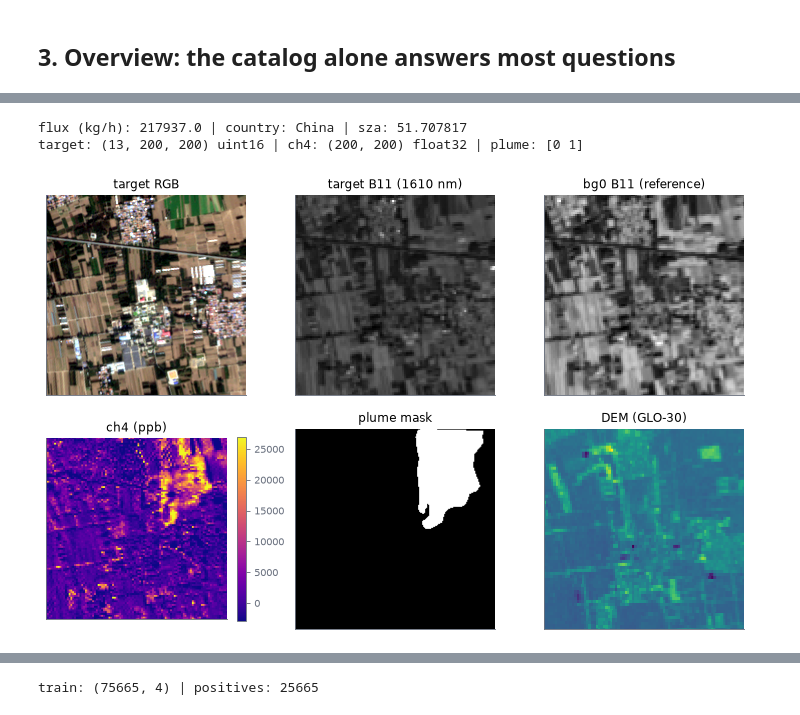
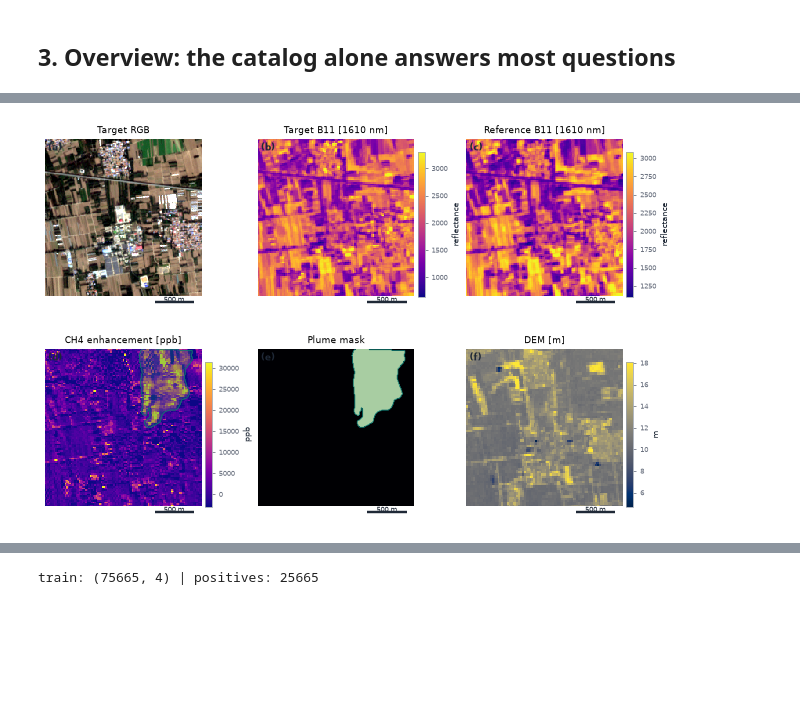
Before and after one commit to IPL-UV/taco-methaneset, a Jupyter notebook: methaneset-codes/notebooks/01_s2.ipynb, the cells around one changed output, grey strips where cells are left out. Saved outputs shown, nothing was run; the diff lists cells and outputs as text; code cells hidden in the pictures; blank space fills up the shorter version.

```diff
--- a/methaneset-codes/notebooks/01_s2.ipynb
+++ b/methaneset-codes/notebooks/01_s2.ipynb
@@ -107,24 +267,39 @@ the plume mask as an input, so treat it as a reference product, not an independe
 # %%
-f = ft_df
-idx = f.sort_values("detection:ch4_fluxrate", ascending=False).query("`target:cloud` < 0.05").index[0]
-s = ft.read(int(idx)); row = f.loc[idx]
-print("flux (kg/h):", row["detection:ch4_fluxrate"], "| country:", row["site:country"], "| sza:", row["target:sza"])
-tgt = C.read(s, "target"); bg0 = C.read(s, "bg0"); ch4 = C.read(s, "ch4", bands=1)
-plume = C.read(s, "plume", bands=1)
-print("target:", tgt.shape, tgt.dtype, "| ch4:", ch4.shape, ch4.dtype, "| plume:", np.unique(plume))
+fig, axes = C.panels(6, rows=2, kind="image")
+dem = C.read(s, "dem", bands=1)
+
+# (a) target RGB
+C.imshow_layer(axes[0], C.to_rgb(tgt, C.SENSORS["s2"]["rgb"]), kind="enh",
+               title="Target RGB", cbar=False, px_m=C.PIXEL_M["s2"])
+C.panel_label(axes[0], "a")
+
+# (b) target B11 (1610 nm, 0-based index 11)
+C.imshow_layer(axes[1], tgt[11], kind="enh", title="Target B11 [1610 nm]",
+               label="reflectance", px_m=C.PIXEL_M["s2"])
+C.panel_label(axes[1], "b")
+
+# (c) bg0 B11
+C.imshow_layer(axes[2], bg0[11], kind="enh", title="Reference B11 [1610 nm]",
+               label="reflectance", px_m=C.PIXEL_M["s2"])
+C.panel_label(axes[2], "c")
+
+# (d) ch4
+C.imshow_layer(axes[3], ch4, kind="enh", title="CH4 enhancement [ppb]",
+               label="ppb", px_m=C.PIXEL_M["s2"])
+C.overlay_mask(axes[3], plume, which="imeo")
+C.panel_label(axes[3], "d")
+
+# (e) plume mask
+C.imshow_layer(axes[4], plume.astype(float), kind="prob", title="Plume mask",
+               cbar=False, px_m=C.PIXEL_M["s2"])
+C.overlay_mask(axes[4], plume, which="imeo")
+C.panel_label(axes[4], "e")
+
+# (f) DEM
+C.imshow_layer(axes[5], dem, kind="dem", title="DEM [m]",
+               label="m", px_m=C.PIXEL_M["s2"])
+C.panel_label(axes[5], "f")
+
+plt.show()
 # %% [output]
-flux (kg/h): 217937.0 | country: China | sza: 51.707817
-target: (13, 200, 200) uint16 | ch4: (200, 200) float32 | plume: [0 1]
+[figure, added]
-# %%
-fig, ax = plt.subplots(2, 3, figsize=(9, 6))
-ax[0,0].imshow(C.to_rgb(tgt, C.SENSORS["s2"]["rgb"])); ax[0,0].set_title("target RGB")
-ax[0,1].imshow(tgt[11], cmap="gray"); ax[0,1].set_title("target B11 (1610 nm)")
-ax[0,2].imshow(bg0[11], cmap="gray"); ax[0,2].set_title("bg0 B11 (reference)")
-im = ax[1,0].imshow(ch4, cmap=C.CMAP_ENH, vmax=np.nanpercentile(ch4, 99)); ax[1,0].set_title("ch4 (ppb)")
-fig.colorbar(im, ax=ax[1,0], fraction=0.046)
-ax[1,1].imshow(plume, cmap="gray"); ax[1,1].set_title("plume mask")
-ax[1,2].imshow(C.read(s, "dem", bands=1)); ax[1,2].set_title("DEM (GLO-30)")
-for a in ax.ravel(): a.set_xticks([]); a.set_yticks([])
-fig.tight_layout(); plt.show()
-# %% [output]
-[figure, removed]
```
Also changed, not shown: parts of 42 cells of this notebook, 4 other files.
